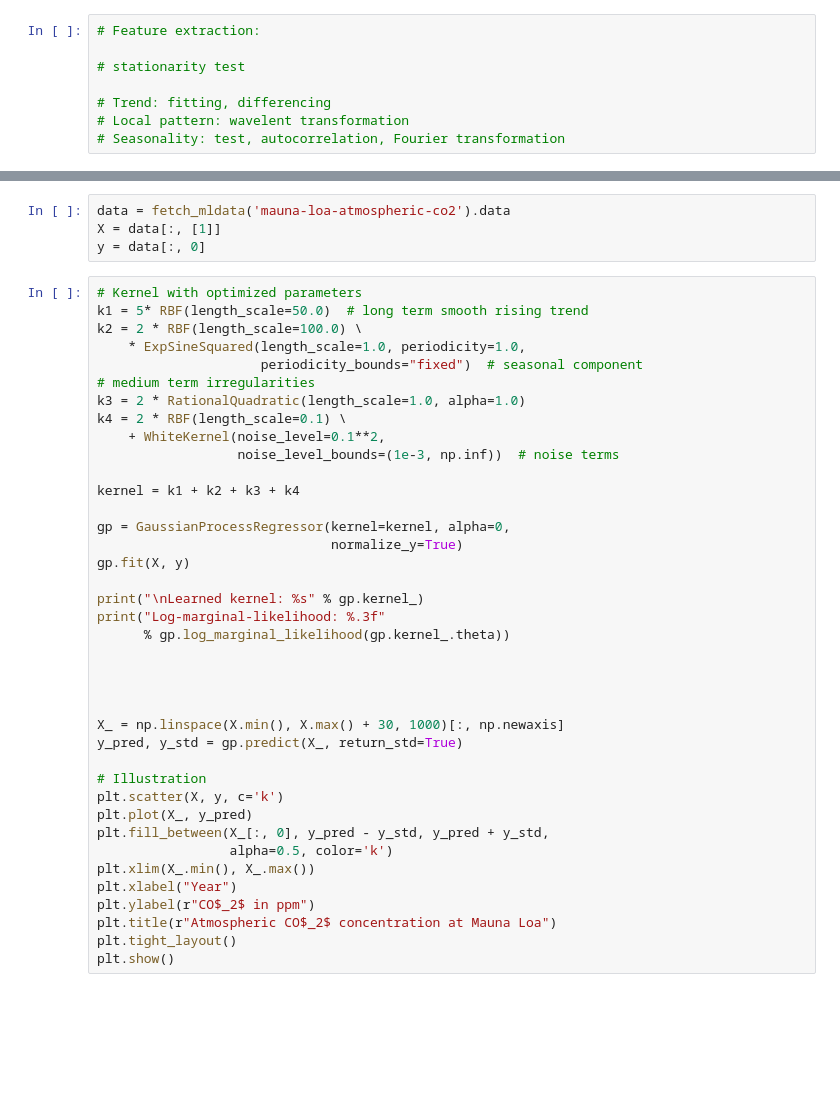
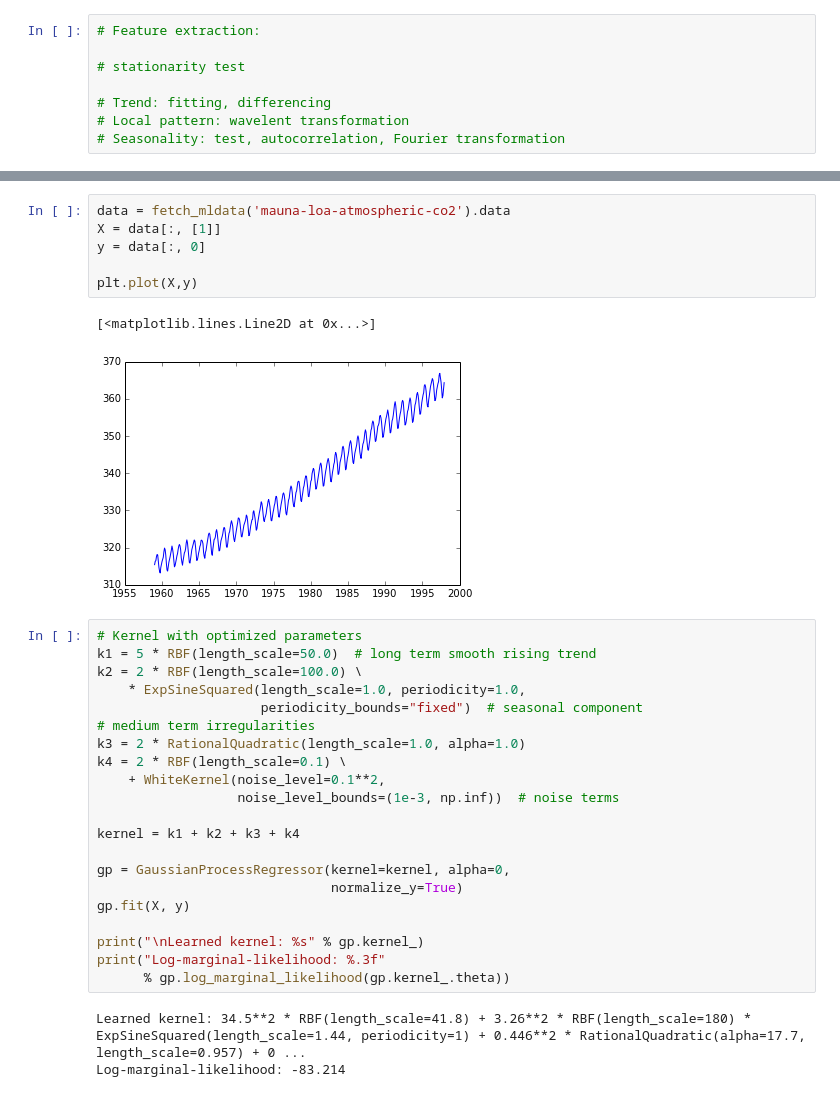
Before and after one commit to weilai0980/tsRNN, a Jupyter notebook: tsStatistics.ipynb, the cells around one changed output, grey strips where cells are left out. Drawn from its saved outputs; the diff is of its cells as text; blank space fills up the shorter version.

```diff
--- a/tsStatistics.ipynb
+++ b/tsStatistics.ipynb
@@ -63,10 +134,15 @@ from sklearn.datasets import fetch_mldata
 # %%
 data = fetch_mldata('mauna-loa-atmospheric-co2').data
 X = data[:, [1]]
 y = data[:, 0]
+
+plt.plot(X,y)
+# %% [output]
+[<matplotlib.lines.Line2D at 0x...>]
+[figure, added]
 # %%
 # Kernel with optimized parameters
-k1 = 5* RBF(length_scale=50.0)  # long term smooth rising trend
+k1 = 5 * RBF(length_scale=50.0)  # long term smooth rising trend
 k2 = 2 * RBF(length_scale=100.0) \
     * ExpSineSquared(length_scale=1.0, periodicity=1.0,
                      periodicity_bounds="fixed")  # seasonal component
@@ -85,21 +161,6 @@ gp.fit(X, y)
 print("\nLearned kernel: %s" % gp.kernel_)
 print("Log-marginal-likelihood: %.3f"
       % gp.log_marginal_likelihood(gp.kernel_.theta))
-
-
-
-
-X_ = np.linspace(X.min(), X.max() + 30, 1000)[:, np.newaxis]
-y_pred, y_std = gp.predict(X_, return_std=True)
-
-# Illustration
-plt.scatter(X, y, c='k')
-plt.plot(X_, y_pred)
-plt.fill_between(X_[:, 0], y_pred - y_std, y_pred + y_std,
-                 alpha=0.5, color='k')
-plt.xlim(X_.min(), X_.max())
-plt.xlabel("Year")
-plt.ylabel(r"CO$_2$ in ppm")
-plt.title(r"Atmospheric CO$_2$ concentration at Mauna Loa")
-plt.tight_layout()
-plt.show()
+# %% [output]
+Learned kernel: 34.5**2 * RBF(length_scale=41.8) + 3.26**2 * RBF(length_scale=180) * ExpSineSquared(length_scale=1.44, periodicity=1) + 0.446**2 * RationalQuadratic(alpha=17.7, length_scale=0.957) + 0 ...
+Log-marginal-likelihood: -83.214
```
Also changed, not shown: parts of 3 cells of this notebook, 5 other files.
